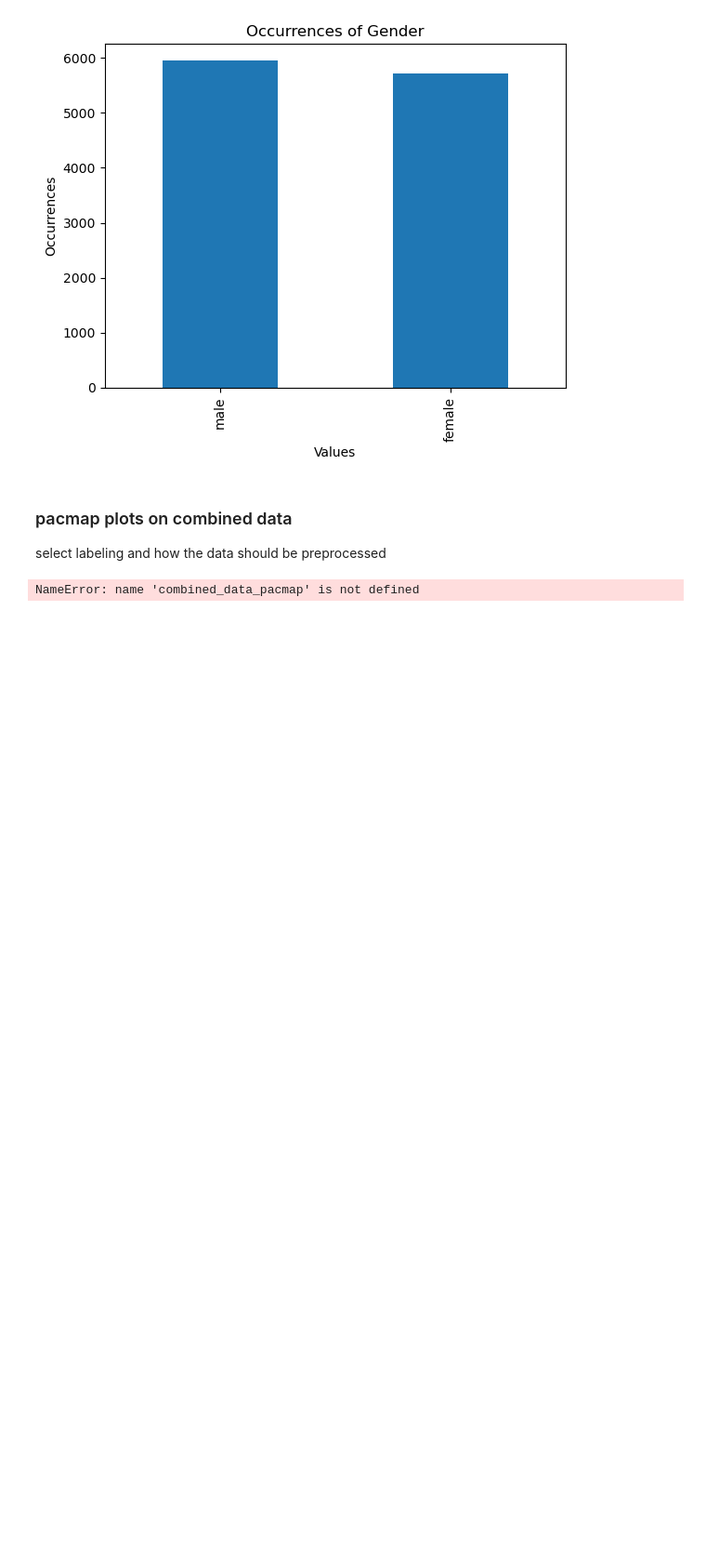
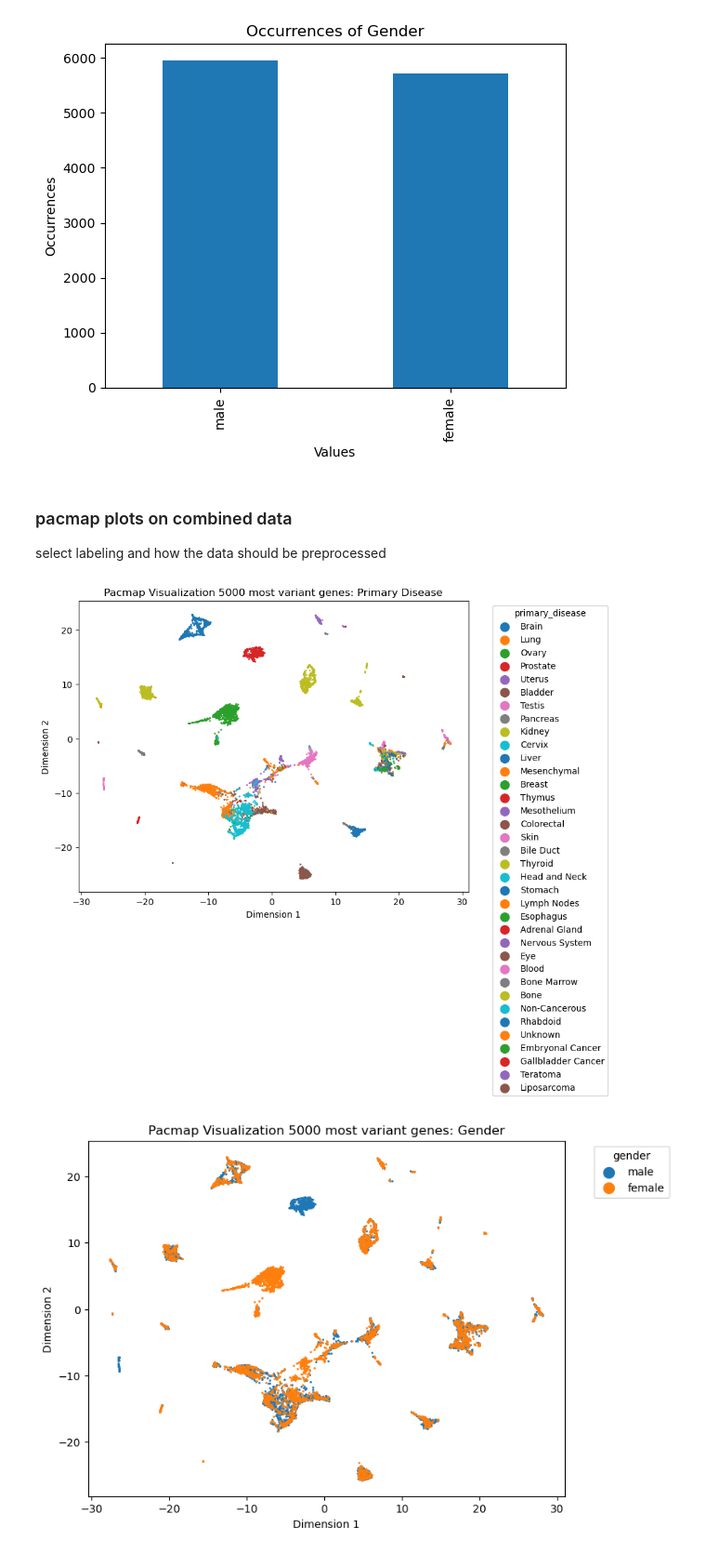
Before and after one commit to schrf/thesis, a Jupyter notebook: data_exploration.ipynb, the cells around one changed output. Shown at 93% size. Cells and saved outputs as stored; diff of their text form; code cells hidden in the pictures; blank space fills up the shorter version.

Commit message:
outsourced visualizing works

```diff
--- a/data_exploration.ipynb
+++ b/data_exploration.ipynb
@@ -391,7 +389,13 @@ plt.show()
 # %% [markdown]
 ### pacmap plots on combined data
 select labeling and how the data should be preprocessed
+# %%
+viz_preprocessing = {
+    "only_most_variant": 5000, # can be a number or None
+    "z_score_norm": "per_gene" # can be None, per_gene or per_sample
+}
 # %%
-combined_data_pacmap(data)
+combined_data_pacmap(data, viz_preprocessing)
 # %% [output]
-NameError: name 'combined_data_pacmap' is not defined
+[figure, added]
+[figure, added]
```
Also changed, not shown: parts of 6 cells of this notebook, 2 other files.
